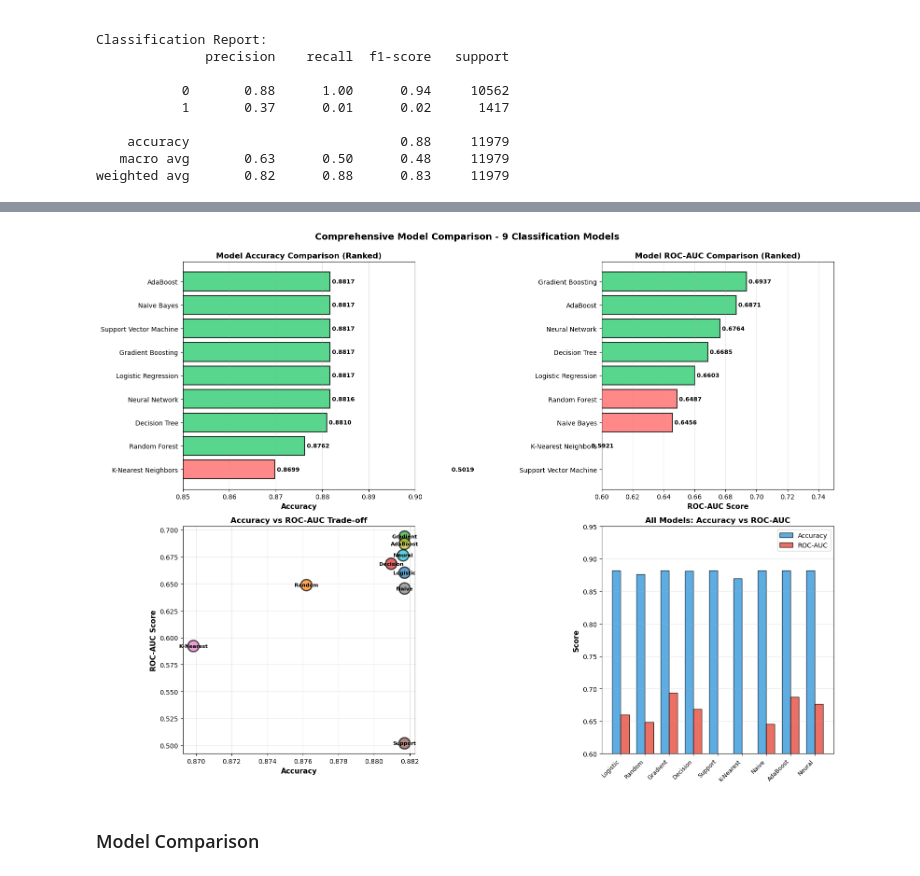
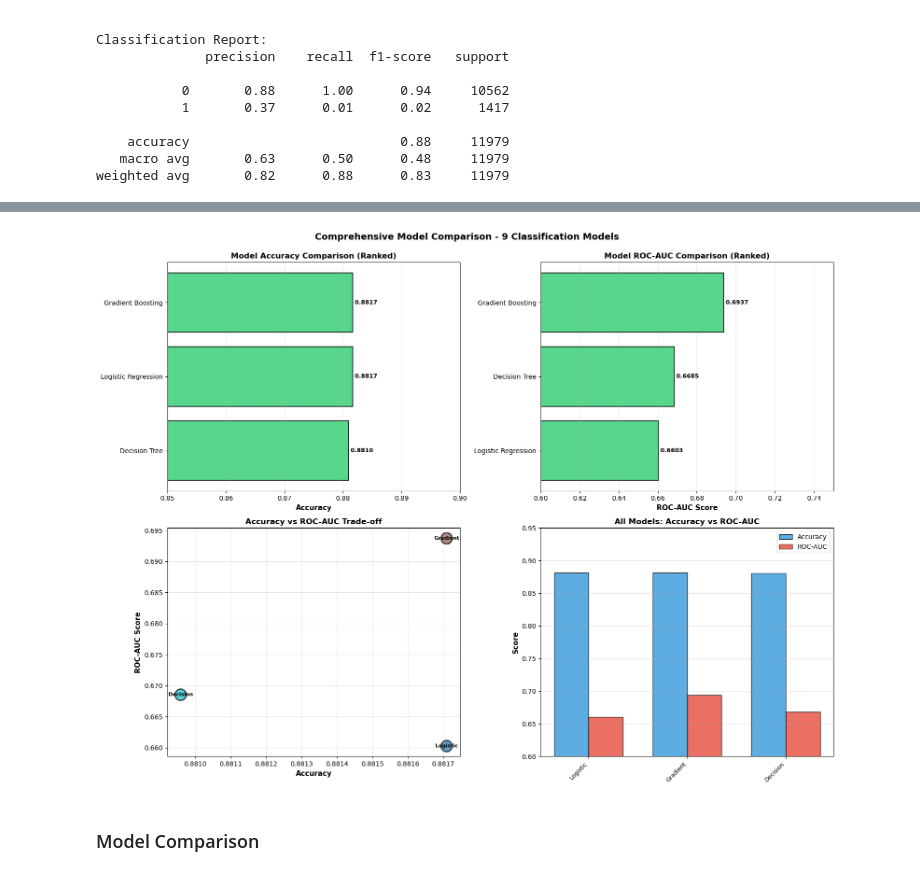
Before and after one commit to reronetfelan-lgtm/Phase3-Project, a Jupyter notebook: index.ipynb, the cells around one changed output, grey strips where cells are left out. Drawn from its saved outputs; the diff is of its cells as text; code cells hidden in the pictures.

```diff
--- a/index.ipynb
+++ b/index.ipynb
@@ -1169,25 +955,18 @@ all_models_comparison = pd.DataFrame({
+# %%
+all_models_comparison = pd.DataFrame({
+    'Model': [
+        'Logistic Regression',
+        'Gradient Boosting',
+        'Decision Tree'
+    ],
+    'Accuracy': [
+        lr_accuracy, gb_accuracy, dt_accuracy
+    ],
+    'ROC-AUC': [
+        lr_auc, gb_auc, dt_auc
+    ]
+})
 # %%
-### Model Comparison - All 9 Models
-
-# Creating comparison dataframe with all models
-all_models_comparison = pd.DataFrame({
-    'Model': [
-        'Logistic Regression',
-        'Random Forest',
-        'Gradient Boosting',
-        'Decision Tree',
-        'Support Vector Machine',
-        'K-Nearest Neighbors',
-        'Naive Bayes',
-        'AdaBoost',
-        'Neural Network'
-    ],
-    'Accuracy': [lr_accuracy, rf_accuracy, gb_accuracy, dt_accuracy, svm_accuracy, knn_accuracy, nb_accuracy, ada_accuracy, nn_accuracy],
-    'ROC-AUC': [lr_auc, rf_auc, gb_auc, dt_auc, svm_auc, knn_auc, nb_auc, ada_auc, nn_auc]
-})
-
-
-
 # Visualizing all models
 fig, axes = plt.subplots(2, 2, figsize=(16, 12))
 
@@ -1237,34 +1016,34 @@ for idx, row in all_models_comparison.iterrows():
 
 ax.set_xlabel('Accuracy', fontsize=11, fontweight='bold')
 ax.set_ylabel('ROC-AUC Score', fontsize=11, fontweight='bold')
 ax.set_title('Accuracy vs ROC-AUC Trade-off', fontsize=12, fontweight='bold')
 ax.grid(True, alpha=0.3)
 
 # Plot 4: Model Comparison (Grouped Bar Chart)
 ax = axes[1, 1]
 x_pos = np.arange(len(all_models_comparison))
 width = 0.35
 
 bars1 = ax.bar(x_pos - width/2, all_models_comparison['Accuracy'], width,
               label='Accuracy', alpha=0.8, color='#3498DB', edgecolor='black', linewidth=1)
 bars2 = ax.bar(x_pos + width/2, all_models_comparison['ROC-AUC'], width,
               label='ROC-AUC', alpha=0.8, color='#E74C3C', edgecolor='black', linewidth=1)
 
 ax.set_ylabel('Score', fontsize=11, fontweight='bold')
 ax.set_title('All Models: Accuracy vs ROC-AUC', fontsize=12, fontweight='bold')
 ax.set_xticks(x_pos)
 ax.set_xticklabels([m.split()[0] for m in all_models_comparison['Model']],
                    rotation=45, ha='right', fontsize=9)
 ax.set_ylim(0.60, 0.95)
 ax.legend(fontsize=10)
 ax.grid(True, alpha=0.3, axis='y')
 
 plt.suptitle('Comprehensive Model Comparison - 9 Classification Models',
             fontsize=14, fontweight='bold', y=0.995)
 plt.tight_layout()
 plt.show()
 # %% [output]
-[figure, old version]
+[figure, new version]
 # %% [markdown]
 ### Model Comparison
 # %%
```
Also changed, not shown: parts of 19 cells of this notebook, 1 other file.
